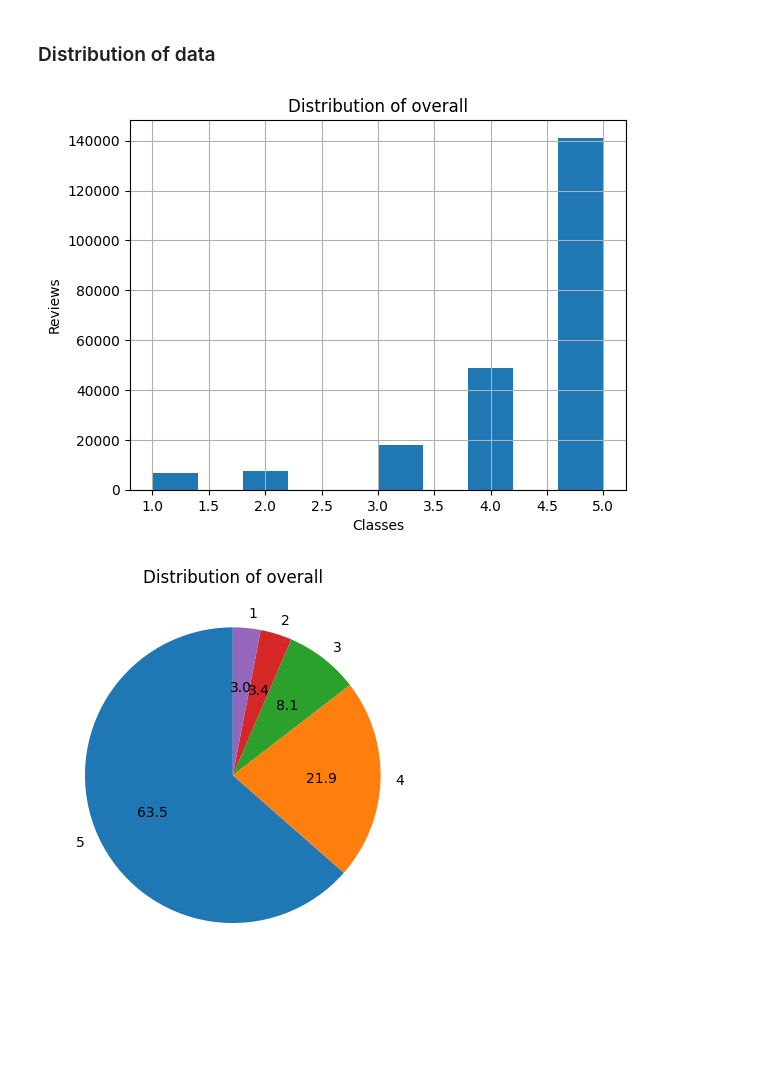
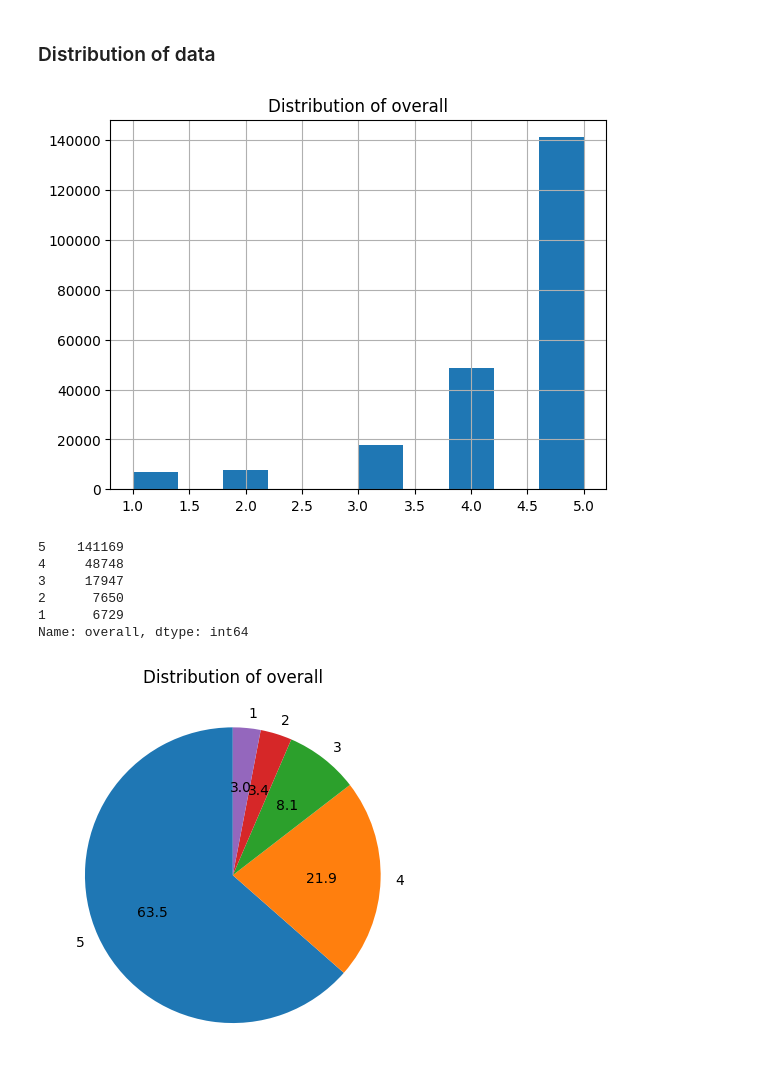
Before and after one commit to psychoanalyzing-twitter/amazon-review-analysis, a Jupyter notebook: cw2.ipynb, the cells around one changed output. Saved outputs shown, nothing was run; the diff lists cells and outputs as text; code cells hidden in the pictures; blank space fills up the shorter version.

```diff
--- a/cw2.ipynb
+++ b/cw2.ipynb
@@ -65,12 +65,19 @@ These tables give us the initial information we need about the dataset - it has
 # %%
 # distribution of overall
 train.hist()
-plt.xlabel("Classes")
-plt.ylabel("Reviews")
 plt.title("Distribution of overall")
 plt.show()
 # %% [output]
-[figure, old version]
+[figure, new version]
+# %%
+train['overall'].value_counts()
+# %% [output]
+5    141169
+4     48748
+3     17947
+2      7650
+1      6729
+Name: overall, dtype: int64
 # %%
 count = train['overall'].value_counts()
 plt.pie(count, labels=count.index, autopct="%1.1f", startangle=90)
```
Also changed, not shown: parts of 4 cells of this notebook.
